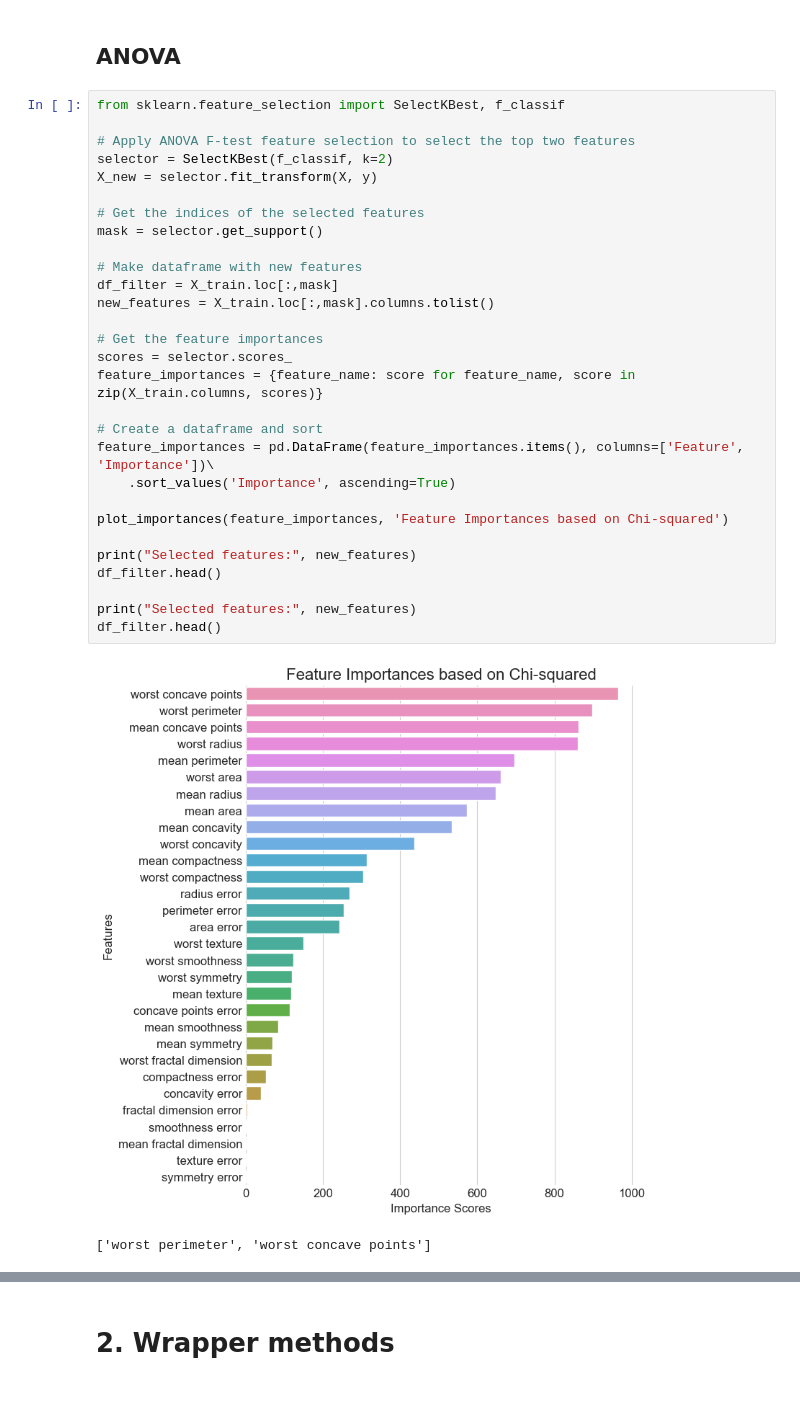
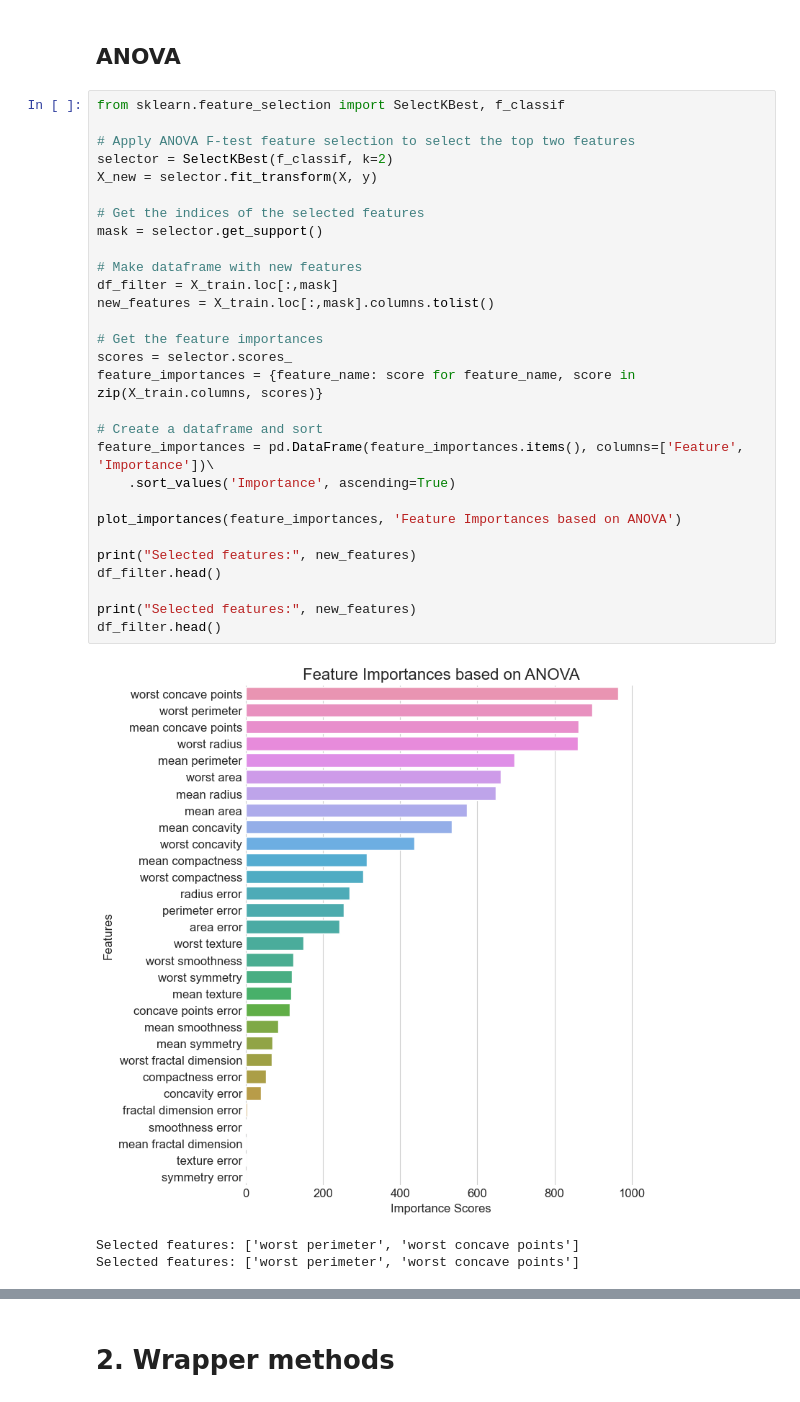
Before and after one commit to J-Jurza/tutorial_feature_selection, a Jupyter notebook: feature_selection_techniques.ipynb, the cells around one changed output, grey strips where cells are left out. Drawn from its saved outputs; the diff is of its cells as text.

Commit message:
Fix some typos and add images

```diff
--- a/feature_selection_techniques.ipynb
+++ b/feature_selection_techniques.ipynb
@@ -320,32 +328,33 @@ Selected features: ['mean perimeter', 'mean area', 'area error', 'worst perimete
 # %%
 from sklearn.feature_selection import SelectKBest, f_classif
 
 # Apply ANOVA F-test feature selection to select the top two features
 selector = SelectKBest(f_classif, k=2)
 X_new = selector.fit_transform(X, y)
 
 # Get the indices of the selected features
 mask = selector.get_support()
 
 # Make dataframe with new features
 df_filter = X_train.loc[:,mask]
 new_features = X_train.loc[:,mask].columns.tolist()
 
 # Get the feature importances
 scores = selector.scores_
 feature_importances = {feature_name: score for feature_name, score in zip(X_train.columns, scores)}
 
 # Create a dataframe and sort
 feature_importances = pd.DataFrame(feature_importances.items(), columns=['Feature', 'Importance'])\
     .sort_values('Importance', ascending=True)
 
-plot_importances(feature_importances, 'Feature Importances based on Chi-squared')
+plot_importances(feature_importances, 'Feature Importances based on ANOVA')
 
 print("Selected features:", new_features)
 df_filter.head()
 
 print("Selected features:", new_features)
 df_filter.head()
 # %% [output]
-[figure, old version]
+[figure, new version]
-['worst perimeter', 'worst concave points']
+Selected features: ['worst perimeter', 'worst concave points']
+Selected features: ['worst perimeter', 'worst concave points']
```
Also changed, not shown: parts of 7 cells of this notebook, 4 other files.
